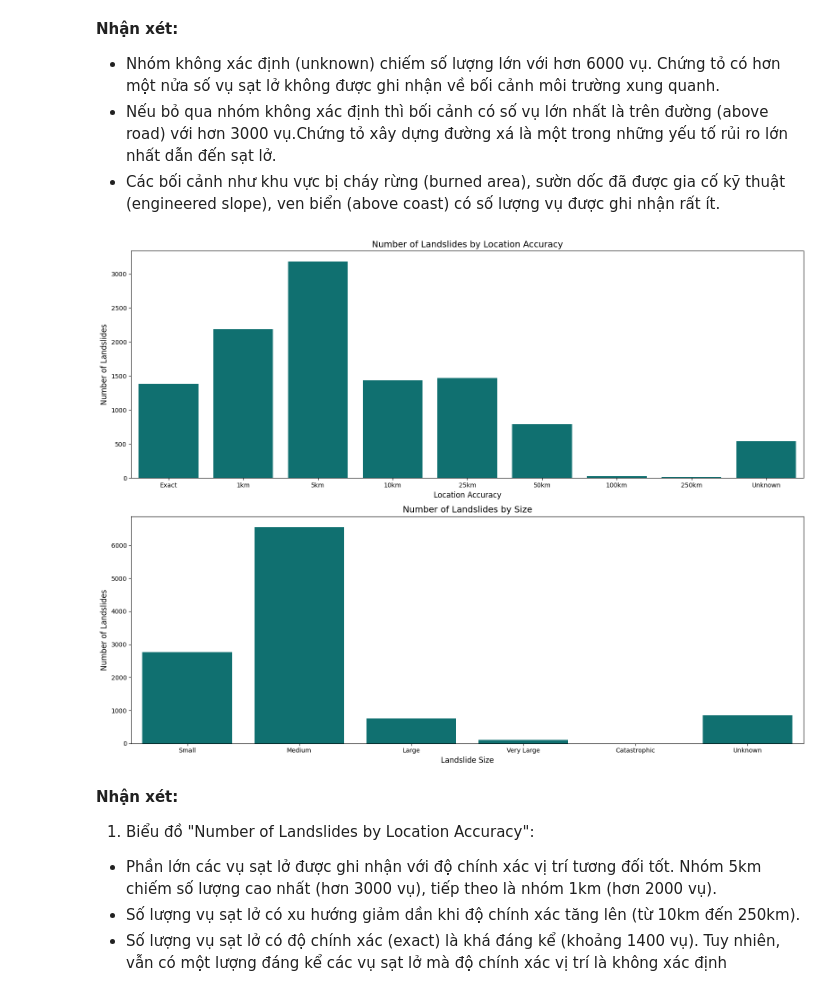
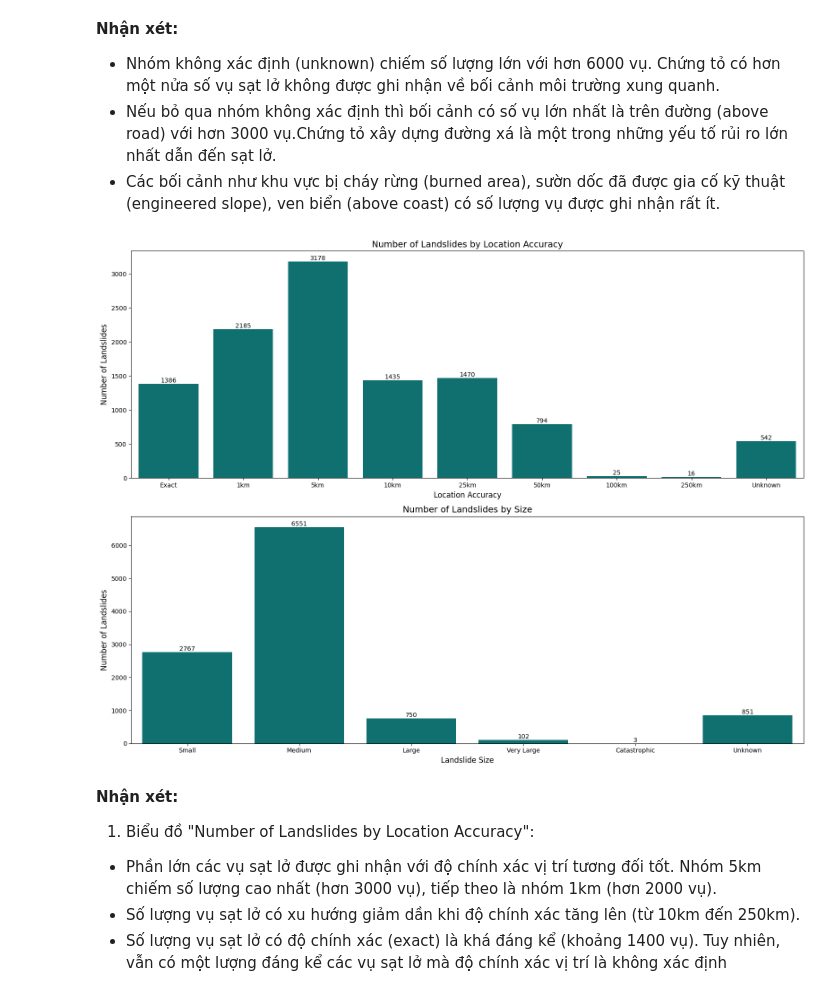
Before and after one commit to tientien01/Global-Landslide-Catalog-NASA-Analysis, a Jupyter notebook: notebook/02_data_exploration.ipynb, the cells around one changed output. Cells and saved outputs as stored; diff of their text form; code cells hidden in the pictures.

```diff
--- a/notebook/02_data_exploration.ipynb
+++ b/notebook/02_data_exploration.ipynb
@@ -412,6 +412,9 @@ plt.title('Number of Landslides by Category', fontsize=14)
 plt.xlabel('Number of Landslides', fontsize=12)
 plt.ylabel('landslide Category', fontsize=12)
 ax.set_yticklabels(category_labels_display)
+for p in ax.patches:
+    ax.annotate(int(p.get_width()), (p.get_width(), p.get_y() + p.get_height()/2.),
+                ha='left', va='center', fontsize=9)
 
 plt.show()
 # %% [output]
@@ -437,6 +440,9 @@ plt.title('Number of Landslides by Trigger', fontsize=14)
 plt.xlabel('Number of Landslides', fontsize=12)
 plt.ylabel('Landslide Trigger', fontsize=12)
 ax.set_yticklabels(trigger_labels_display)
+for p in ax.patches:
+    ax.annotate(int(p.get_width()), (p.get_width(), p.get_y() + p.get_height()/2.),
+                ha='left', va='center', fontsize=9)
 
 plt.show()
 # %% [output]
@@ -464,6 +470,9 @@ plt.title('Number of Landslides by Setting', fontsize=14)
 plt.xlabel('Number of Landslides', fontsize=12)
 plt.ylabel('Landslide Setting', fontsize=12)
 ax.set_yticklabels(setting_labels_display)
+for p in ax.patches:
+    ax.annotate(int(p.get_width()), (p.get_width(), p.get_y() + p.get_height()/2.),
+                ha='left', va='center', fontsize=9)
 
 plt.show()
 # %% [output]
@@ -500,34 +509,40 @@ fig, axes = plt.subplots(2, 1, figsize=(16, 12))
 
 # --- 4. location_accuracy ---
 sns.countplot(
     ax=axes[0],
     x='location_accuracy',
     data=df,
     order=accuracy_order,
     color='teal'
 )
 axes[0].set_title('Number of Landslides by Location Accuracy', fontsize=14)
 axes[0].set_xlabel('Location Accuracy', fontsize=12)
 axes[0].set_ylabel('Number of Landslides', fontsize=12)
 axes[0].set_xticklabels(accuracy_labels_display)
+for p in axes[0].patches:
+    axes[0].annotate(int(p.get_height()), (p.get_x() + p.get_width()/2., p.get_height()),
+                ha='center', va='bottom', fontsize=10)
 
 # --- 5. landslide_size ---
 sns.countplot(
     ax=axes[1],
     x='landslide_size',
     data=df,
     order=size_order,
     color='teal'
 )
 axes[1].set_title('Number of Landslides by Size', fontsize=14)
 axes[1].set_xlabel('Landslide Size', fontsize=12)
 axes[1].set_ylabel('Number of Landslides', fontsize=12)
 axes[1].set_xticklabels(size_labels_display)
+for p in axes[1].patches:
+    axes[1].annotate(int(p.get_height()), (p.get_x() + p.get_width()/2., p.get_height()),
+                ha='center', va='bottom', fontsize=10)
 
 plt.tight_layout()
 plt.show()
 # %% [output]
-[figure, old version]
+[figure, new version]
 # %% [markdown]
 **Nhận xét:**
 1. Biểu đồ "Number of Landslides by Location Accuracy":
```
Also changed, not shown: parts of 4 cells of this notebook.
